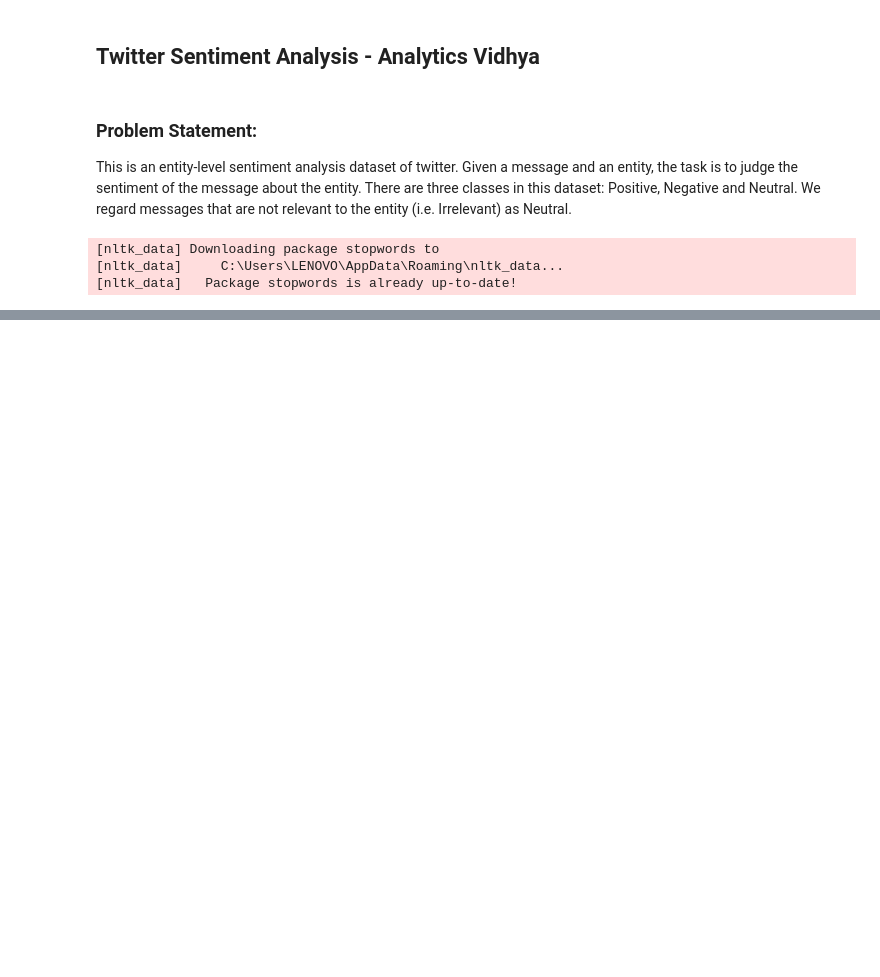
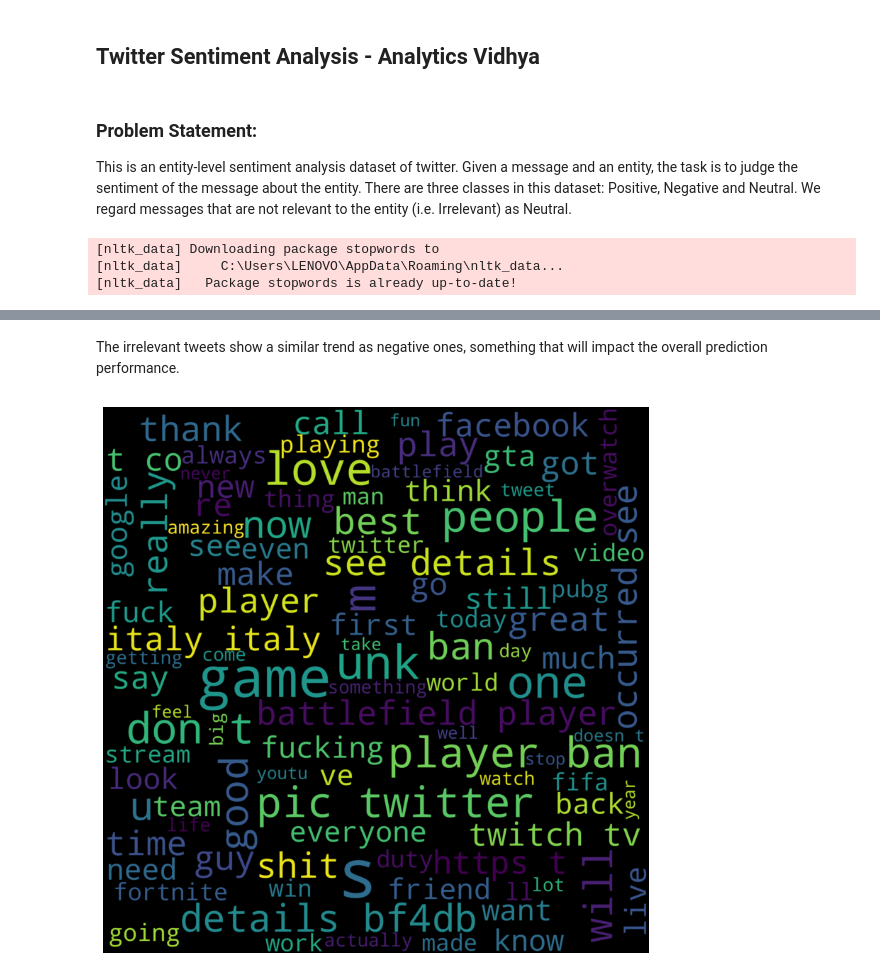
Before and after one commit to Akshay-Paunikar/Twitter_Sentiment_Analysis, a Jupyter notebook: Kaggle/Twitter_Sentiment_Analysis.ipynb, the cells around one changed output, grey strips where cells are left out. Drawn from its saved outputs; the diff is of its cells as text; code cells hidden in the pictures; blank space fills up the shorter version.

```diff
--- a/Kaggle/Twitter_Sentiment_Analysis.ipynb
+++ b/Kaggle/Twitter_Sentiment_Analysis.ipynb
@@ -26,0 +99,20 @@ val_data = pd.read_csv("E:\\iNeuron\\Projects\\Twitter_Sentiment_Analysis\\Kaggl
+# %% [markdown]
+The irrelevant tweets show a similar trend as negative ones, something that will impact the overall prediction performance.
+# %%
+word_cloud_text = ''.join(train_data[train_data["type"]=="Irrelevant"].text)
+#Creation of wordcloud
+wordcloud = WordCloud(
+    max_font_size=100,
+    max_words=100,
+    background_color="black",
+    scale=10,
+    width=800,
+    height=800
+).generate(word_cloud_text)
+#Figure properties
+plt.figure(figsize=(10,10))
+plt.imshow(wordcloud, interpolation="bilinear")
+plt.axis("off")
+plt.show()
+# %% [output]
+[figure, added]
```
Also changed, not shown: parts of 15 cells of this notebook.
